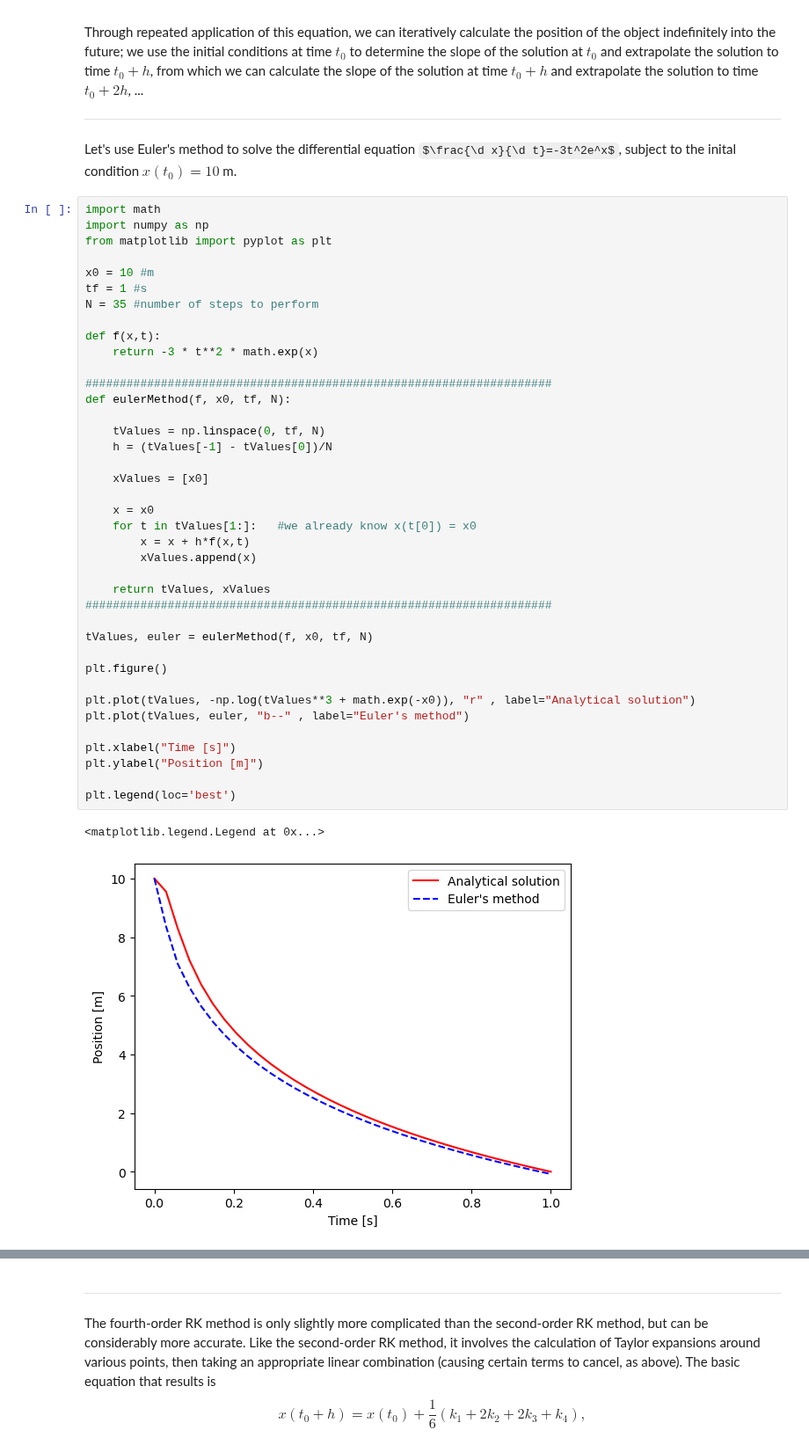
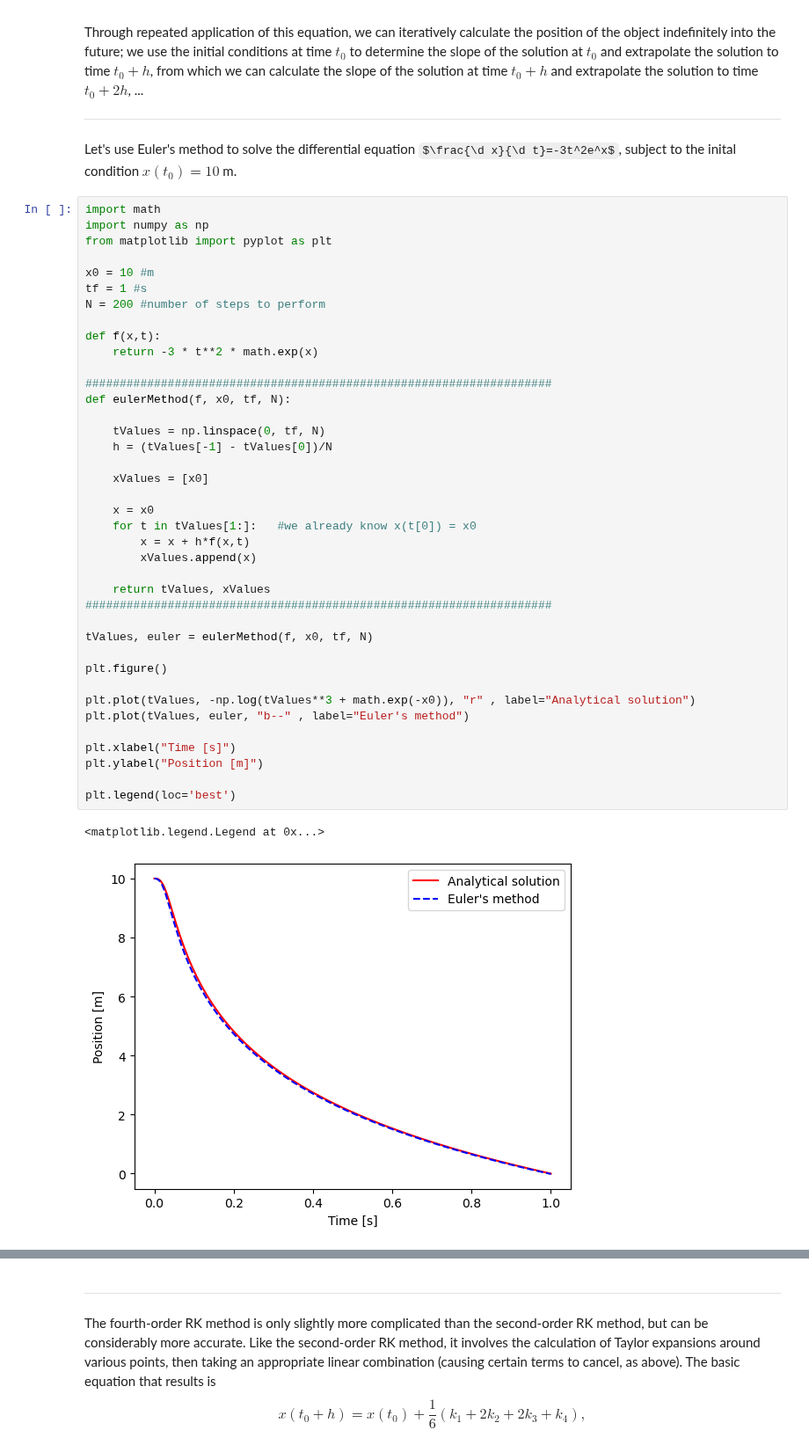
Before and after one commit to CWCopeland/ComputationalPhysics, a Jupyter notebook: LectureNotes/13_differentialEquations.ipynb, the cells around one changed output, grey strips where cells are left out. Shown at 88% size. Saved outputs shown, nothing was run; the diff lists cells and outputs as text; some formulas as TeX source.

```diff
--- a/LectureNotes/13_differentialEquations.ipynb
+++ b/LectureNotes/13_differentialEquations.ipynb
@@ -35,41 +35,41 @@ from matplotlib import pyplot as plt
 
 x0 = 10 #m
 tf = 1 #s
-N = 35 #number of steps to perform
+N = 200 #number of steps to perform
 
 def f(x,t):
     return -3 * t**2 * math.exp(x)
 
 ####################################################################
 def eulerMethod(f, x0, tf, N):
 
     tValues = np.linspace(0, tf, N)
     h = (tValues[-1] - tValues[0])/N
 
     xValues = [x0]
 
     x = x0
     for t in tValues[1:]:   #we already know x(t[0]) = x0
         x = x + h*f(x,t)
         xValues.append(x)
 
     return tValues, xValues
 ####################################################################
 
 tValues, euler = eulerMethod(f, x0, tf, N)
 
 plt.figure()
 
 plt.plot(tValues, -np.log(tValues**3 + math.exp(-x0)), "r" , label="Analytical solution")
 plt.plot(tValues, euler, "b--" , label="Euler's method")
 
 plt.xlabel("Time [s]")
 plt.ylabel("Position [m]")
 
 plt.legend(loc='best')
 # %% [output]
 <matplotlib.legend.Legend at 0x...>
-[figure, old version]
+[figure, new version]
 # %% [markdown]
 For such a simple method, the results are surprisingly accurate.
 
```
Also changed, not shown: parts of 3 cells of this notebook.
